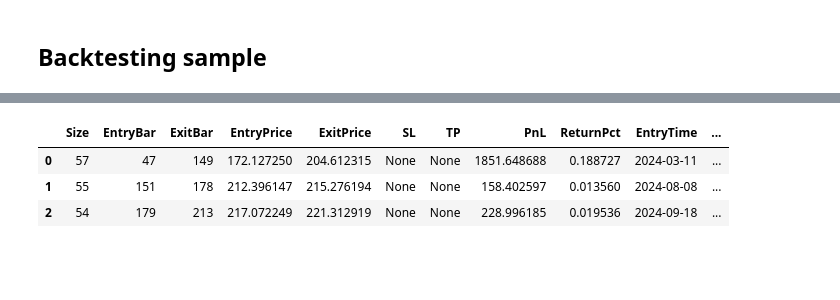
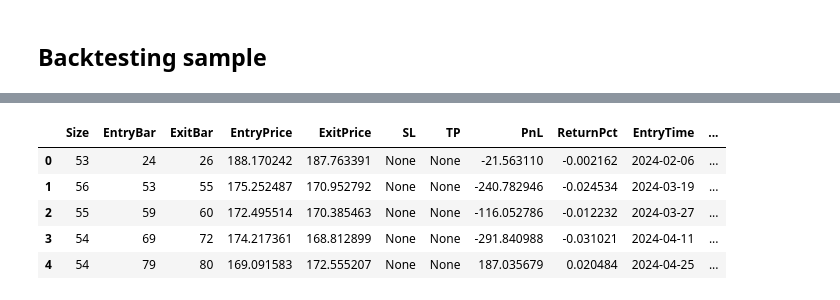
Before and after one commit to QuanPham19/trader-joe, a Jupyter notebook: trader.ipynb, the cells around one changed output, grey strips where cells are left out. Saved outputs shown, nothing was run; the diff lists cells and outputs as text; code cells hidden in the pictures; blank space fills up the shorter version.

Commit message:
update train hypothesis and kelly

```diff
--- a/trader.ipynb
+++ b/trader.ipynb
@@ -53,7 +53,7 @@ test.run()
 class SmaCross(Strategy):
     def init(self):
         price = self.data.Close
-        self.ma1 = self.I(BollingerBands, price)[2]
+        self.ma1 = self.I(BollingerBands, price)[1]
         # print(self.ma1)
         # self.ma1 = self.I(MACD, price)[0]
         # self.ma2 = self.I(MACD, price)[1]
@@ -66,10 +66,10 @@ class SmaCross(Strategy):
         # elif crossover(self.ma2, self.ma1):
         #     self.position.close()
         if crossover(self.data.Close, self.ma1):
-            self.buy()
+            self.buy(size = self.order_size)
         elif crossover(self.ma1, self.data.Close):
             self.position.close()
 
-obj = BackTrader(data=test.data['test_data'], strategy=SmaCross, commission=0.002, exclusive_orders=True)
-stats = obj.execute()
+obj = BackTrader(data=test.data, strategy=SmaCross, commission=0.002, exclusive_orders=True)
+stats = obj.hypothesis()
 # %% [output]
@@ -78,7 +115,9 @@ stats = obj.execute()
 # %%
-obj.trades
+obj.trades.head()
 # %% [output]
 |  | Size | EntryBar | ExitBar | EntryPrice | ExitPrice | SL | TP | PnL | ReturnPct | EntryTime | ... |
-| 0 | 57 | 47 | 149 | 172.127250 | 204.612315 | None | None | 1851.648688 | 0.188727 | 2024-03-11 | ... |
-| 1 | 55 | 151 | 178 | 212.396147 | 215.276194 | None | None | 158.402597 | 0.013560 | 2024-08-08 | ... |
-| 2 | 54 | 179 | 213 | 217.072249 | 221.312919 | None | None | 228.996185 | 0.019536 | 2024-09-18 | ... |
+| 0 | 53 | 24 | 26 | 188.170242 | 187.763391 | None | None | -21.563110 | -0.002162 | 2024-02-06 | ... |
+| 1 | 56 | 53 | 55 | 175.252487 | 170.952792 | None | None | -240.782946 | -0.024534 | 2024-03-19 | ... |
+| 2 | 55 | 59 | 60 | 172.495514 | 170.385463 | None | None | -116.052786 | -0.012232 | 2024-03-27 | ... |
+| 3 | 54 | 69 | 72 | 174.217361 | 168.812899 | None | None | -291.840988 | -0.031021 | 2024-04-11 | ... |
+| 4 | 54 | 79 | 80 | 169.091583 | 172.555207 | None | None | 187.035679 | 0.020484 | 2024-04-25 | ... |
```
Also changed, not shown: parts of 5 cells of this notebook, 1 other file.
